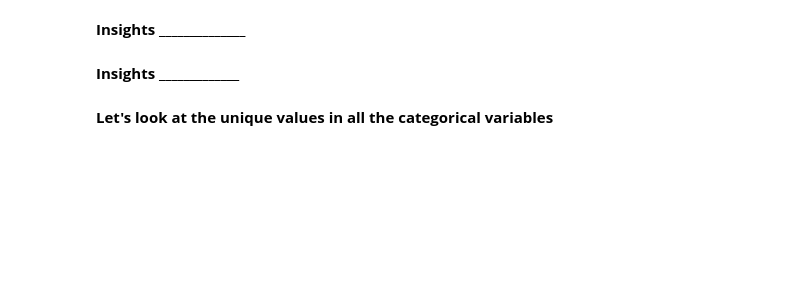
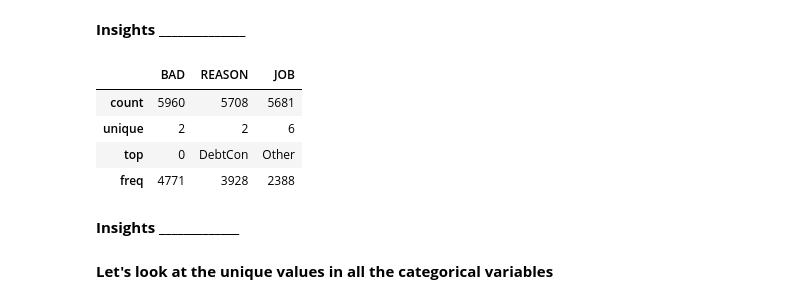
Before and after one commit to syncomint/ds-ldp, a Jupyter notebook: Capstone_Project_Reference_Notebook_Loan_Default_Prediction_Low_Code.ipynb, the cells around one changed output. Cells and saved outputs as stored; diff of their text form; code cells hidden in the pictures; blank space fills up the shorter version.

```diff
--- a/Capstone_Project_Reference_Notebook_Loan_Default_Prediction_Low_Code.ipynb
+++ b/Capstone_Project_Reference_Notebook_Loan_Default_Prediction_Low_Code.ipynb
@@ -241,4 +243,4 @@ cols
 # remove ___________ and complete the code
 
 for i in cols:
-    data[i] = data[i]._______________________
+    data[i] = data[i].astype('category')
@@ -261,8 +302,14 @@ ______________________________
 # %%
 # Check summary for categorical data - Hint: inside describe function you can use the argument include=['category']
 # Remove ___________ and complete the code
 
-data.describe(_________________).T
+data.describe(include=['category'])
+# %% [output]
+|  | BAD | REASON | JOB |
+| count | 5960 | 5708 | 5681 |
+| unique | 2 | 2 | 6 |
+| top | 0 | DebtCon | Other |
+| freq | 4771 | 3928 | 2388 |
 # %% [markdown]
 **Insights _____________**
 # %% [markdown]
```
Also changed, not shown: parts of 8 cells of this notebook.
